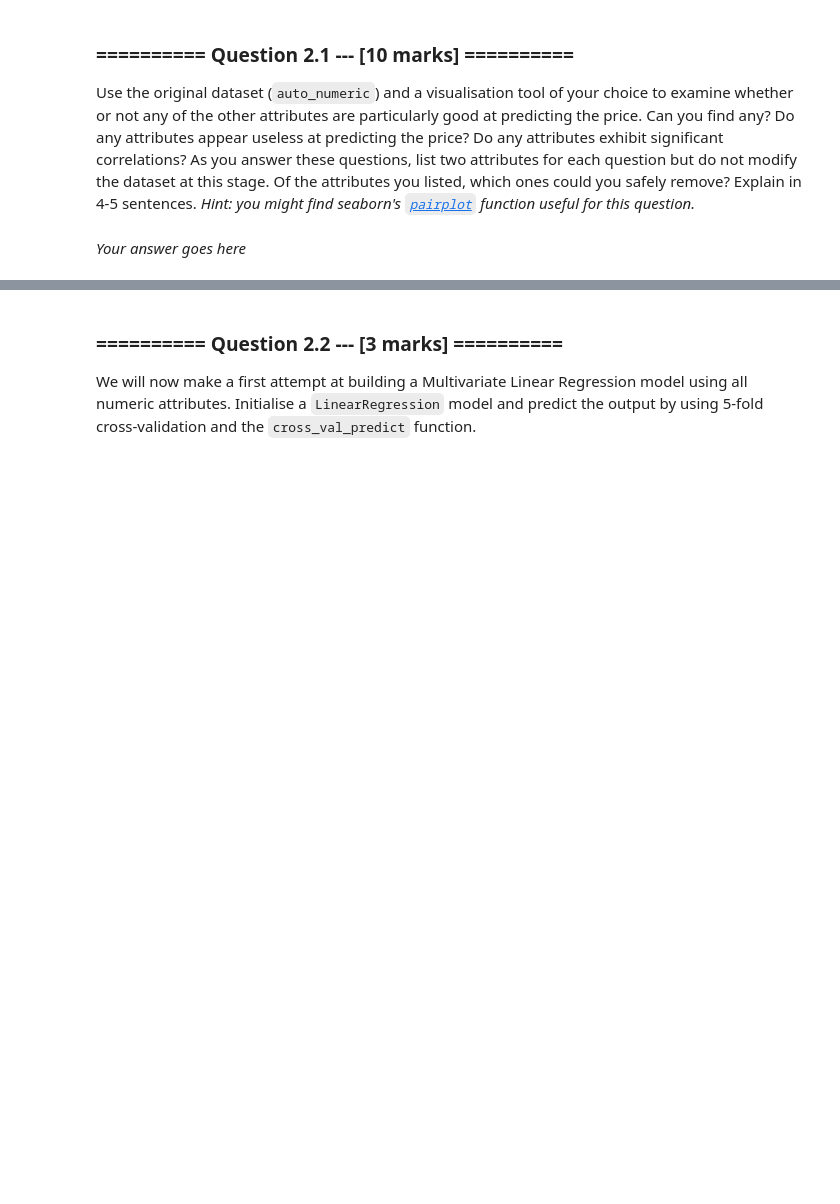
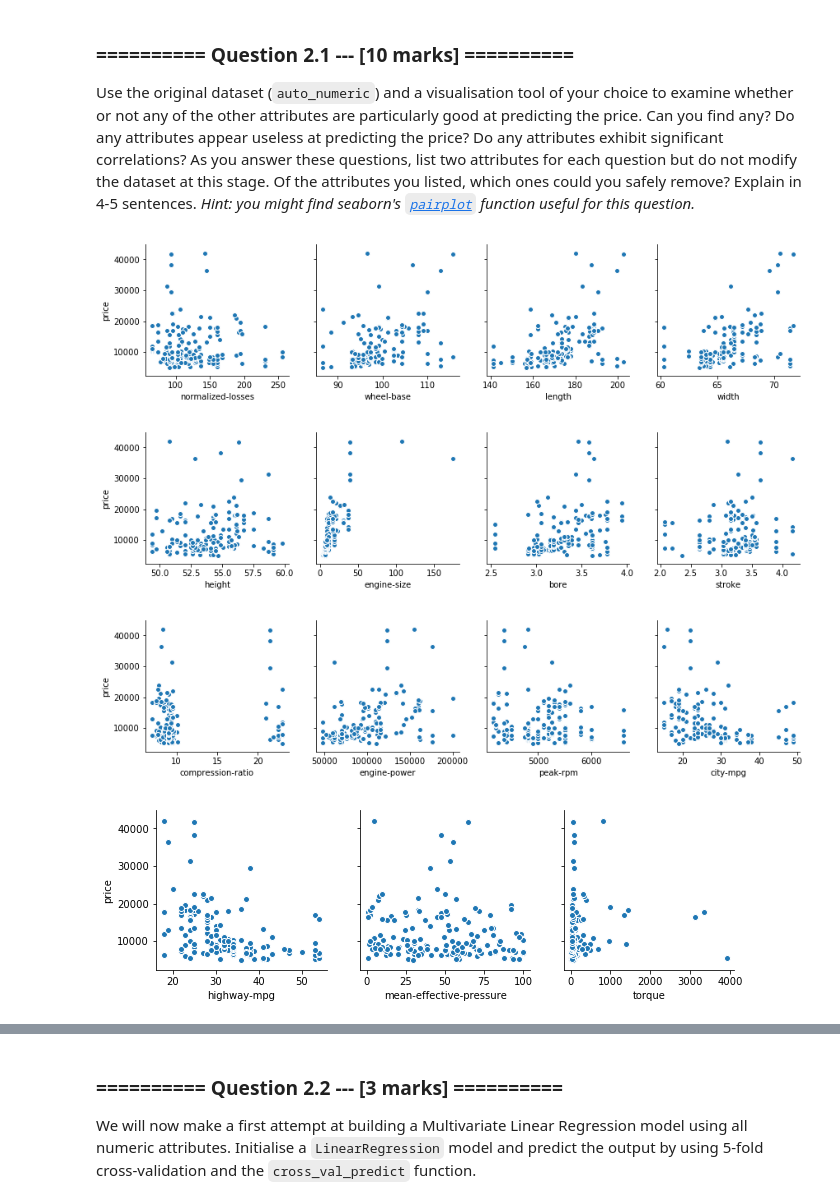
Before and after one commit to anirudhgangwal/IAML, a Jupyter notebook: 05_Assignment_2.ipynb, the cells around one changed output, grey strips where cells are left out. Saved outputs shown, nothing was run; the diff lists cells and outputs as text; code cells hidden in the pictures; blank space fills up the shorter version.

```diff
--- a/05_Assignment_2.ipynb
+++ b/05_Assignment_2.ipynb
@@ -412,2 +412,11 @@ Use the original dataset (`auto_numeric`) and a visualisation tool of your choic
-# %% [markdown]
-*Your answer goes here*
+# %%
+sns.pairplot(data=auto_numeric, x_vars=auto_numeric.drop('price', axis=1).columns[:4], y_vars = 'price', size=3)
+sns.pairplot(data=auto_numeric, x_vars=auto_numeric.drop('price', axis=1).columns[4:8], y_vars = 'price', size=3)
+sns.pairplot(data=auto_numeric, x_vars=auto_numeric.drop('price', axis=1).columns[8:12], y_vars = 'price', size=3)
+sns.pairplot(data=auto_numeric, x_vars=auto_numeric.drop('price', axis=1).columns[12:], y_vars = 'price', size=3)
+plt.show()
+# %% [output]
+[figure, added]
+[figure, added]
+[figure, added]
+[figure, added]
```
Also changed, not shown: parts of 27 cells of this notebook.
